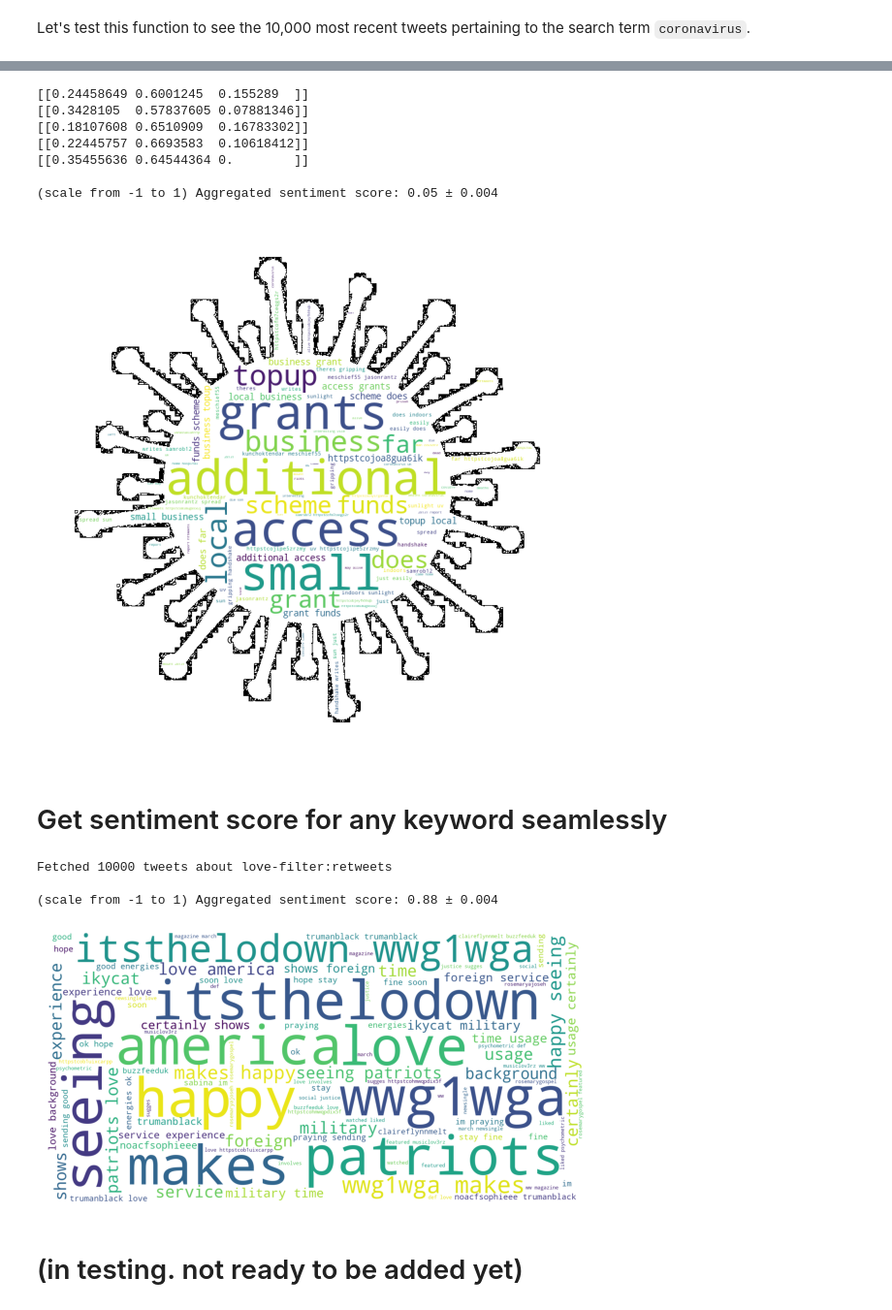
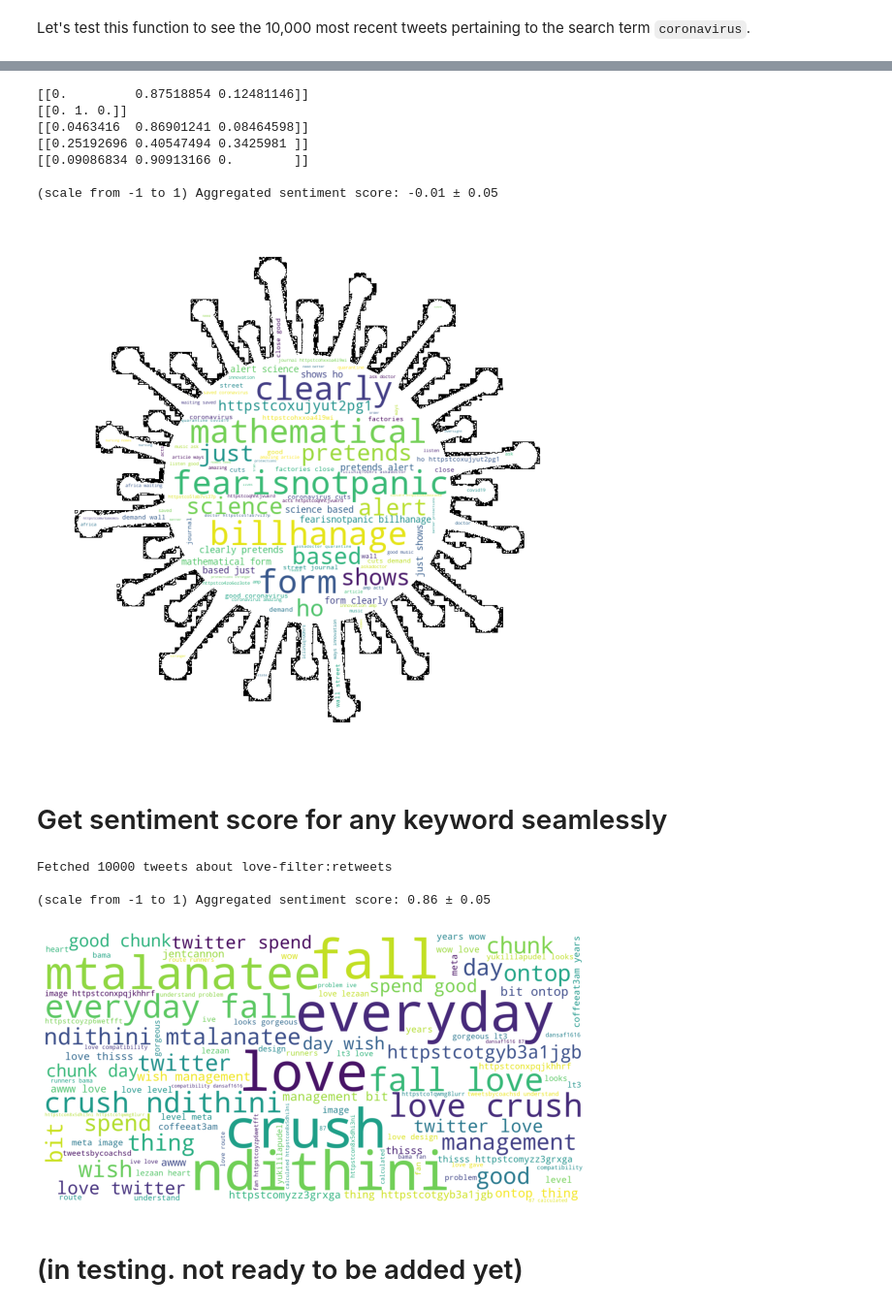
Before and after one commit to DesiPilla/twitter-sentiment-analysis, a Jupyter notebook: Twitter_Sentiment_Analysis.ipynb, the cells around one changed output, grey strips where cells are left out. Shown at 97% size. Drawn from its saved outputs; the diff is of its cells as text; code cells hidden in the pictures.

```diff
--- a/Twitter_Sentiment_Analysis.ipynb
+++ b/Twitter_Sentiment_Analysis.ipynb
@@ -833,3 +862,6 @@ joblib.dump(model.grid.best_estimator_, 'trained_model.pkl')
+# %%
+model_location = 'https://github.com/DesiPilla/twitter-sentiment-analysis/blob/master/trained_model.pickle?raw=true'
+model = load(urlopen(model_location))
 # %% [markdown]
 ## Validate model performance
 # %%
@@ -1004,31 +1053,32 @@ for tweet in testTweets[:5]:
 
 model.predict_agg(testTweets, verbose=True);
 # %% [output]
-[[0.24458649 0.6001245  0.155289  ]]
-[[0.3428105  0.57837605 0.07881346]]
-[[0.18107608 0.6510909  0.16783302]]
-[[0.22445757 0.6693583  0.10618412]]
-[[0.35455636 0.64544364 0.        ]]
+[[0.         0.87518854 0.12481146]]
+[[0. 1. 0.]]
+[[0.0463416  0.86901241 0.08464598]]
+[[0.25192696 0.40547494 0.3425981 ]]
+[[0.09086834 0.90913166 0.        ]]
 
-(scale from -1 to 1) Aggregated sentiment score: 0.05 ± 0.004
+(scale from -1 to 1) Aggregated sentiment score: -0.01 ± 0.05
 # %%
 url = 'https://github.com/DesiPilla/twitter-sentiment-analysis/blob/master/pictures/virus_mask.jpg?raw=True'
 virus_mask = io.imread(url)
 
-fig = word_cloud(testTweets, mask=virus_mask)
+fig = model.word_cloud(testTweets, sentiment='positive', mask=virus_mask)
+fig.savefig('wc_corona_pos.png')
 # %% [output]
-[figure, old version]
+[figure, new version]
 # %% [markdown]
 # Get sentiment score for any keyword seamlessly
 # %%
 tweets = getTweets('love', 10000)
 model.predict_agg(tweets, verbose=True)
-word_cloud(tweets);
+model.word_cloud(tweets, sentiment='positive');
 # %% [output]
 Fetched 10000 tweets about love-filter:retweets
 
-(scale from -1 to 1) Aggregated sentiment score: 0.88 ± 0.004
+(scale from -1 to 1) Aggregated sentiment score: 0.86 ± 0.05
-[figure, old version]
+[figure, new version]
 # %% [markdown]
 # (in testing. not ready to be added yet)
 # %% [markdown]
```
Also changed, not shown: parts of 35 cells of this notebook.
